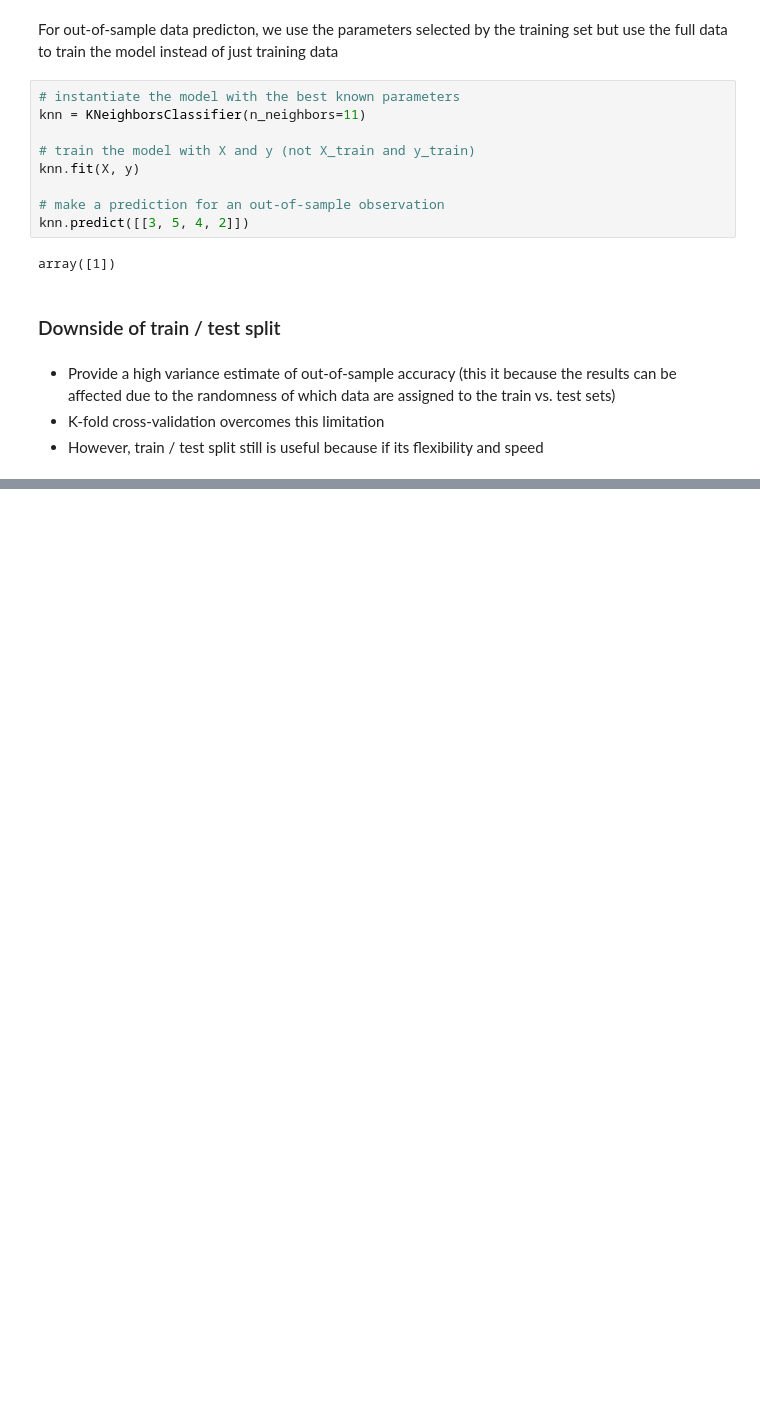
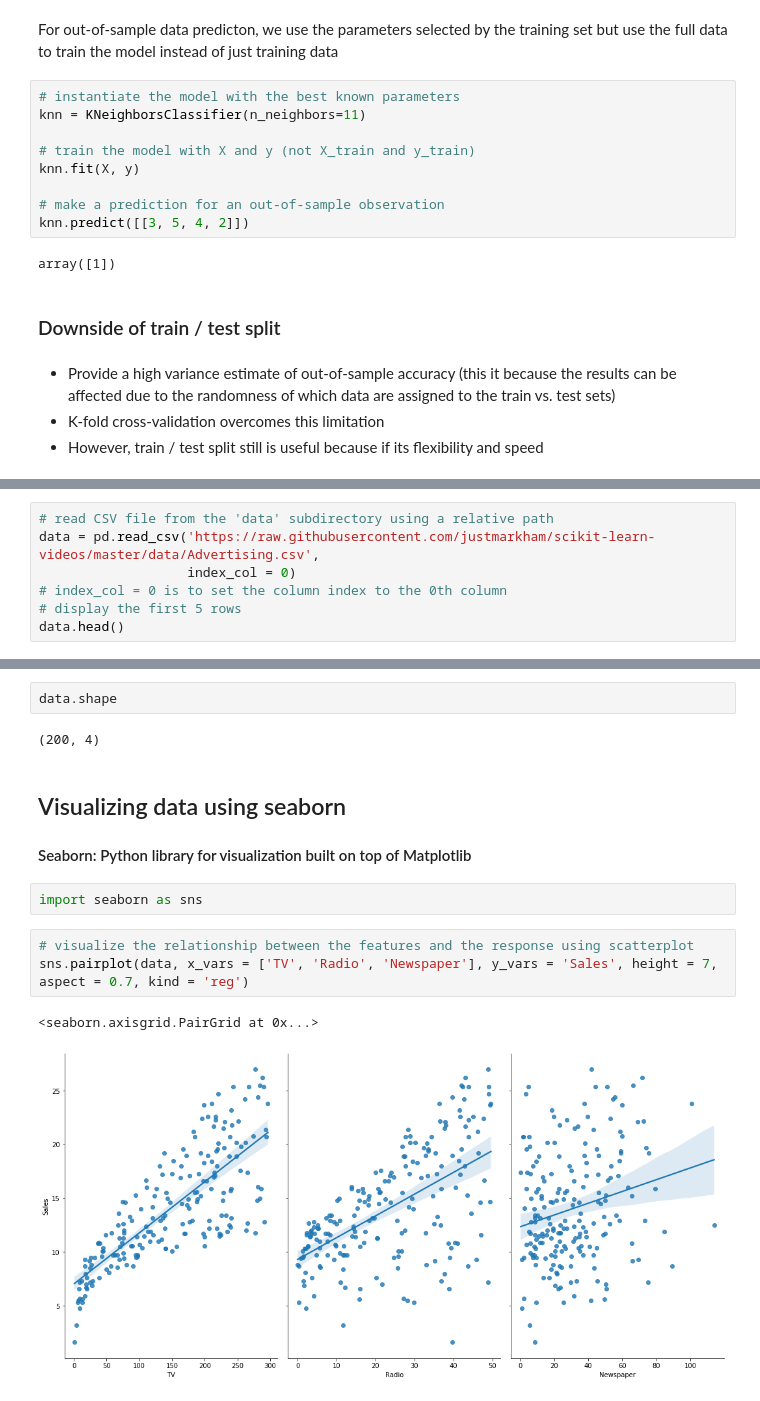
Before and after one commit to sz3g12/Python, a Jupyter notebook: Machine Learning - Data School.ipynb, the cells around one changed output, grey strips where cells are left out. Cells and saved outputs as stored; diff of their text form; blank space fills up the shorter version.

```diff
--- a/Machine Learning - Data School.ipynb
+++ b/Machine Learning - Data School.ipynb
@@ -279,0 +283,7 @@ array([1])
+# %%
+# read CSV file from the 'data' subdirectory using a relative path
+data = pd.read_csv('https://raw.githubusercontent.com/justmarkham/scikit-learn-videos/master/data/Advertising.csv',
+                   index_col = 0)
+# index_col = 0 is to set the column index to the 0th column
+# display the first 5 rows
+data.head()
@@ -279,0 +297,15 @@ array([1])
+# %%
+data.shape
+# %% [output]
+(200, 4)
+# %% [markdown]
+## Visualizing data using seaborn
+#### Seaborn: Python library for visualization built on top of Matplotlib
+# %%
+import seaborn as sns
+# %%
+# visualize the relationship between the features and the response using scatterplot
+sns.pairplot(data, x_vars = ['TV', 'Radio', 'Newspaper'], y_vars = 'Sales', height = 7, aspect = 0.7, kind = 'reg')
+# %% [output]
+<seaborn.axisgrid.PairGrid at 0x...>
+[figure, added]
```
Also changed, not shown: parts of 85 cells of this notebook, 1 other file.
